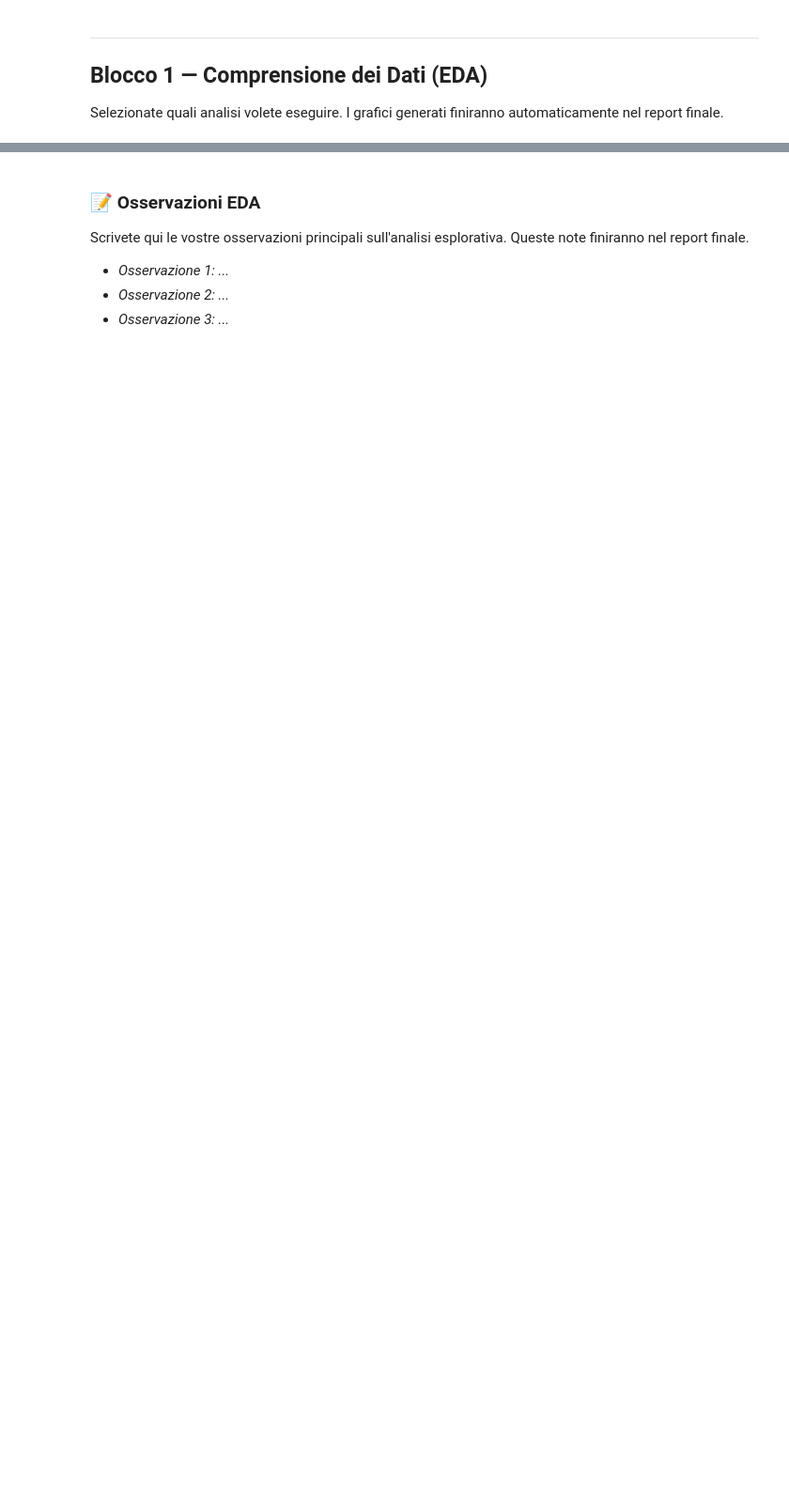
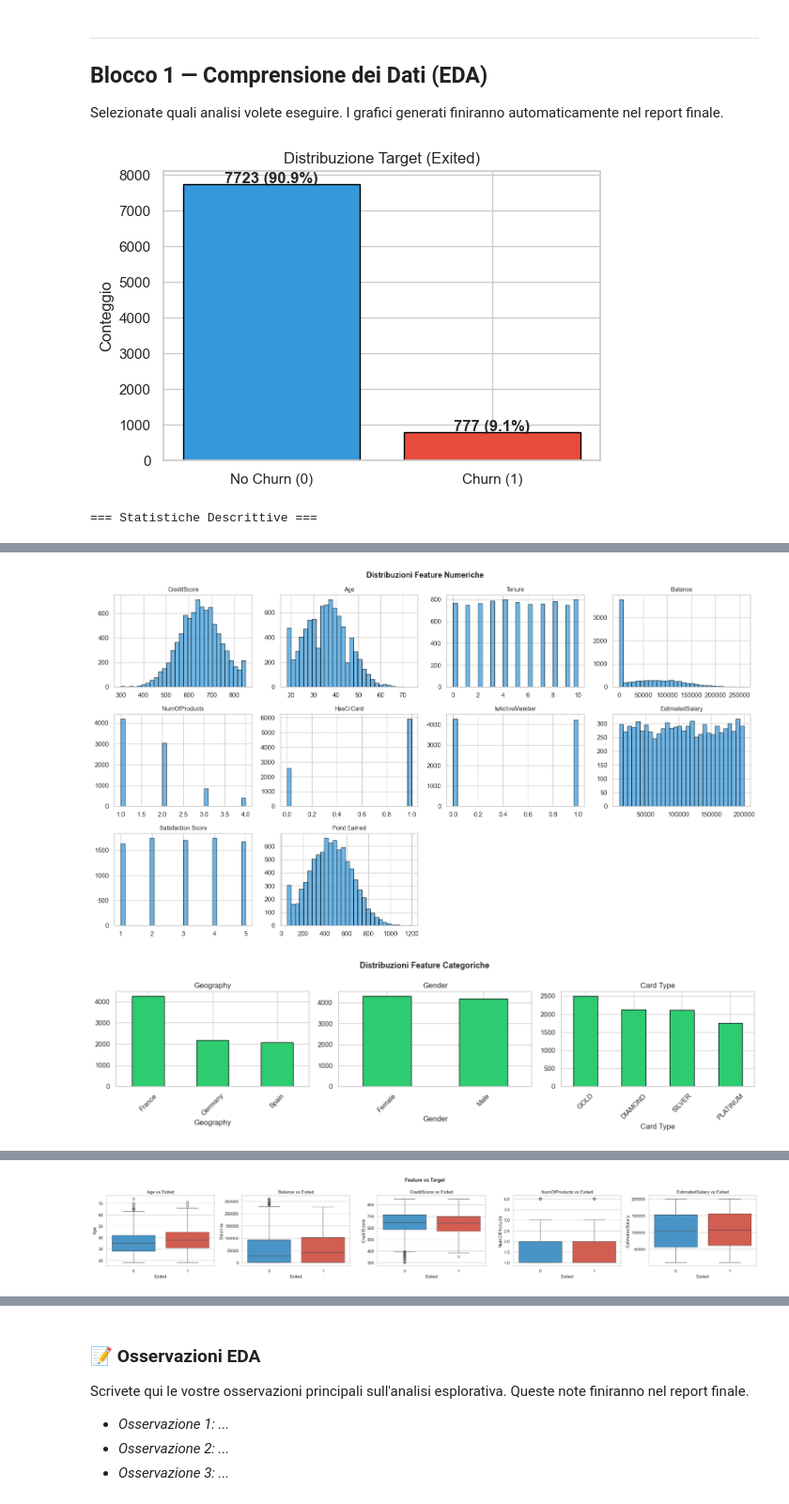
Before and after one commit to ml-lab-federico-ii/machine-learning-lab-2026, a Jupyter notebook: challenge/challenge_notebook.ipynb, the cells around one changed output, grey strips where cells are left out. Shown at 94% size. Drawn from its saved outputs; the diff is of its cells as text; code cells hidden in the pictures; blank space fills up the shorter version.

```diff
--- a/challenge/challenge_notebook.ipynb
+++ b/challenge/challenge_notebook.ipynb
@@ -175,7 +196,7 @@ numeric_cols = df_raw.select_dtypes(include="number").columns.drop("Exited", err
 cat_cols = df_raw.select_dtypes(include="object").columns
 
 if EDA_CONFIG.get("distribuzione_target"):
-    fig, ax = plt.subplots(figsize=(6, 4))
+    fig, ax = plt.subplots(figsize=(8, 5))
     counts = df_raw["Exited"].value_counts()
     ax.bar(["No Churn (0)", "Churn (1)"], counts.values,
            color=["#3498db", "#e74c3c"], edgecolor="black")
@@ -194,7 +215,7 @@ if EDA_CONFIG.get("distribuzioni_numeriche"):
     n_num = len(numeric_cols)
     ncols = 4
     nrows = (n_num + ncols - 1) // ncols
-    fig, axes = plt.subplots(nrows, ncols, figsize=(16, 3 * nrows))
+    fig, axes = plt.subplots(nrows, ncols, figsize=(18, 4 * nrows))
     axes = axes.flatten() if nrows > 1 else [axes] if ncols == 1 else axes.flatten()
     for i, col in enumerate(numeric_cols):
         axes[i].hist(df_raw[col], bins=30, color="#3498db", edgecolor="black", alpha=0.7)
@@ -207,7 +228,7 @@ if EDA_CONFIG.get("distribuzioni_numeriche"):
     plt.show()
 
 if EDA_CONFIG.get("distribuzioni_categoriche") and len(cat_cols) > 0:
-    fig, axes = plt.subplots(1, len(cat_cols), figsize=(5 * len(cat_cols), 4))
+    fig, axes = plt.subplots(1, len(cat_cols), figsize=(6 * len(cat_cols), 5))
     if len(cat_cols) == 1:
         axes = [axes]
     for i, col in enumerate(cat_cols):
@@ -219,32 +240,35 @@ if EDA_CONFIG.get("distribuzioni_categoriche") and len(cat_cols) > 0:
     _report_data["eda_figures"].append(("Distribuzioni Categoriche", fig))
     plt.show()
 
 if EDA_CONFIG.get("matrice_correlazione"):
-    fig, ax = plt.subplots(figsize=(10, 8))
+    fig, ax = plt.subplots(figsize=(11, 9))
     corr = df_raw[numeric_cols.tolist() + ["Exited"]].corr()
     sns.heatmap(corr, annot=True, fmt=".2f", cmap="RdBu_r", center=0,
                 ax=ax, square=True, linewidths=0.5)
     ax.set_title("Matrice di Correlazione")
     plt.tight_layout()
     _report_data["eda_figures"].append(("Matrice di Correlazione", fig))
     plt.show()
 
 if EDA_CONFIG.get("boxplot_vs_target"):
     key_features = [c for c in ["Age", "Balance", "CreditScore",
                                 "NumOfProducts", "EstimatedSalary"]
                     if c in df_raw.columns]
     if key_features:
         fig, axes = plt.subplots(1, len(key_features),
-                                figsize=(5 * len(key_features), 4))
+                                figsize=(5.5 * len(key_features), 5))
         if len(key_features) == 1:
             axes = [axes]
         for i, col in enumerate(key_features):
             sns.boxplot(data=df_raw, x="Exited", y=col, ax=axes[i],
                         palette=["#3498db", "#e74c3c"])
             axes[i].set_title(f"{col} vs Exited")
         fig.suptitle("Feature vs Target", fontsize=13, fontweight="bold")
         plt.tight_layout()
         _report_data["eda_figures"].append(("Feature vs Target", fig))
         plt.show()
 
 print(f"\n✅ EDA completata — {len(_report_data['eda_figures'])} grafici generati")
+# %% [output]
+[figure, added]
+=== Statistiche Descrittive ===
@@ -250,0 +284,2 @@ print(f"\n✅ EDA completata — {len(_report_data['eda_figures'])} grafici gene
+[figure, added]
+[figure, added]
@@ -250,0 +287 @@ print(f"\n✅ EDA completata — {len(_report_data['eda_figures'])} grafici gene
+[figure, added]
```
Also changed, not shown: parts of 16 cells of this notebook, 2 other files.
